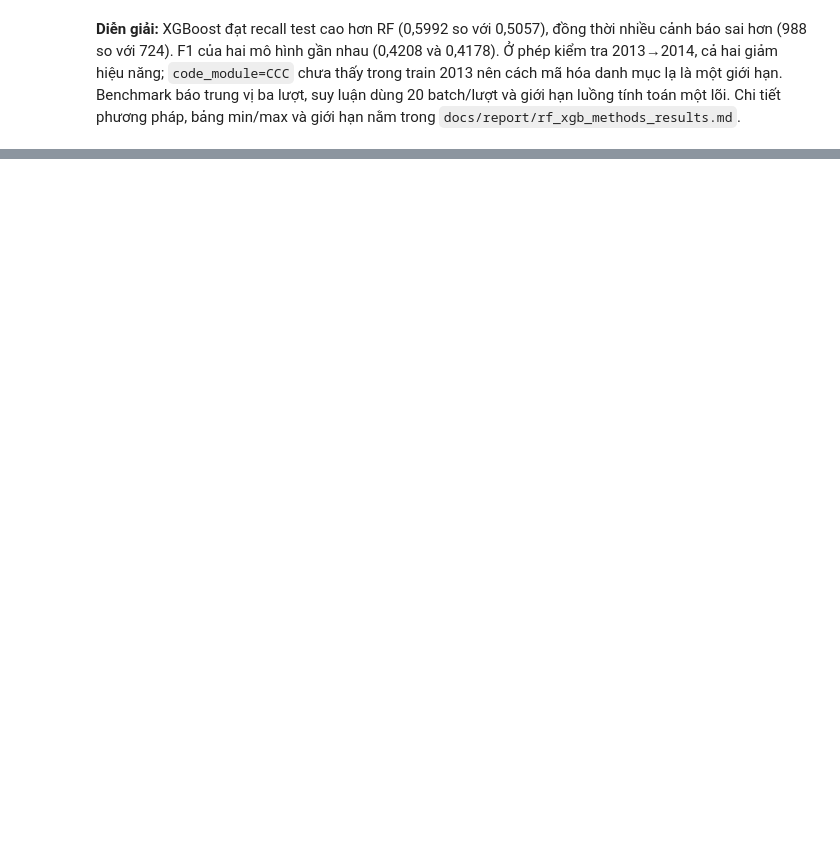
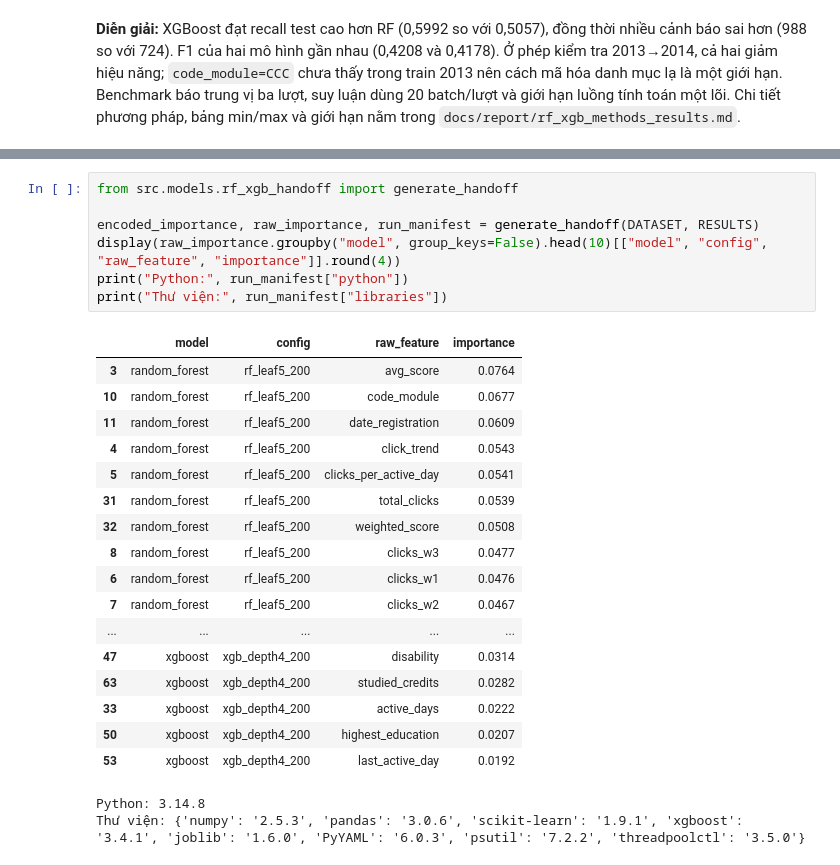
Before and after one commit to Khanhlc2005/OULAD_learning_analytics, a Jupyter notebook: notebooks/04_random_forest_xgboost.ipynb, the cells around one changed output, grey strips where cells are left out. Cells and saved outputs as stored; diff of their text form; blank space fills up the shorter version.

```diff
--- a/notebooks/04_random_forest_xgboost.ipynb
+++ b/notebooks/04_random_forest_xgboost.ipynb
@@ -178,0 +177,27 @@ display(benchmark_result[["model", "stage", "runs", "wall_median_s", "cpu_median
+# %%
+from src.models.rf_xgb_handoff import generate_handoff
+
+encoded_importance, raw_importance, run_manifest = generate_handoff(DATASET, RESULTS)
+display(raw_importance.groupby("model", group_keys=False).head(10)[["model", "config", "raw_feature", "importance"]].round(4))
+print("Python:", run_manifest["python"])
+print("Thư viện:", run_manifest["libraries"])
+# %% [output]
+|  | model | config | raw_feature | importance |
+| 3 | random_forest | rf_leaf5_200 | avg_score | 0.0764 |
+| 10 | random_forest | rf_leaf5_200 | code_module | 0.0677 |
+| 11 | random_forest | rf_leaf5_200 | date_registration | 0.0609 |
+| 4 | random_forest | rf_leaf5_200 | click_trend | 0.0543 |
+| 5 | random_forest | rf_leaf5_200 | clicks_per_active_day | 0.0541 |
+| 31 | random_forest | rf_leaf5_200 | total_clicks | 0.0539 |
+| 32 | random_forest | rf_leaf5_200 | weighted_score | 0.0508 |
+| 8 | random_forest | rf_leaf5_200 | clicks_w3 | 0.0477 |
+| 6 | random_forest | rf_leaf5_200 | clicks_w1 | 0.0476 |
+| 7 | random_forest | rf_leaf5_200 | clicks_w2 | 0.0467 |
+| ... | ... | ... | ... | ... |
+| 47 | xgboost | xgb_depth4_200 | disability | 0.0314 |
+| 63 | xgboost | xgb_depth4_200 | studied_credits | 0.0282 |
+| 33 | xgboost | xgb_depth4_200 | active_days | 0.0222 |
+| 50 | xgboost | xgb_depth4_200 | highest_education | 0.0207 |
+| 53 | xgboost | xgb_depth4_200 | last_active_day | 0.0192 |
+Python: 3.14.8
+Thư viện: {'numpy': '2.5.3', 'pandas': '3.0.6', 'scikit-learn': '1.9.1', 'xgboost': '3.4.1', 'joblib': '1.6.0', 'PyYAML': '6.0.3', 'psutil': '7.2.2', 'threadpoolctl': '3.5.0'}
```
Also changed, not shown: parts of 10 cells of this notebook, 12 other files.
